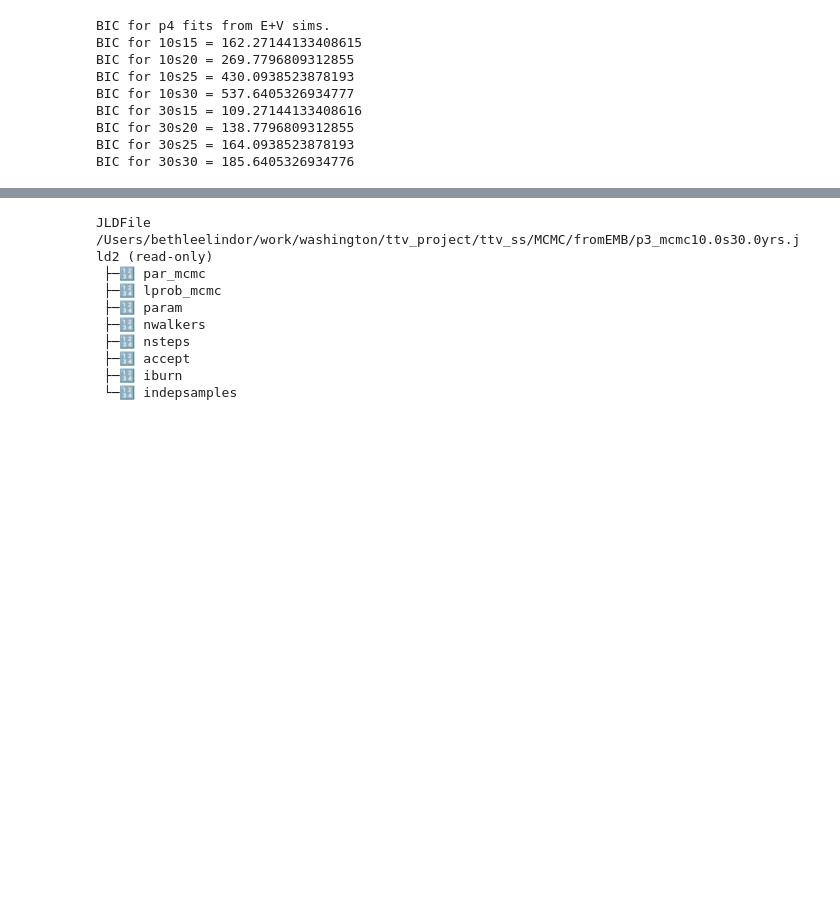
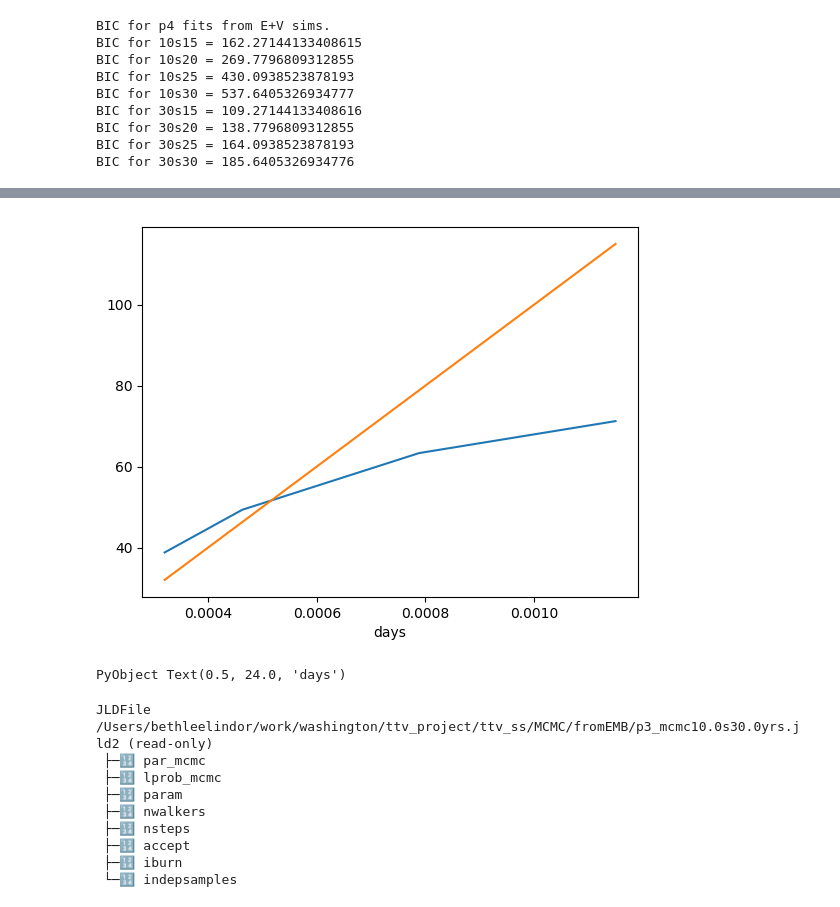
Before and after one commit to bmlindor/ttv_ss, a Jupyter notebook: runs.ipynb, the cells around one changed output, grey strips where cells are left out. Saved outputs shown, nothing was run; the diff lists cells and outputs as text; code cells hidden in the pictures; blank space fills up the shorter version.

```diff
--- a/runs.ipynb
+++ b/runs.ipynb
@@ -334,3 +375,10 @@ EV_vals(30.0,30.0,"p4",4)
+# %%
+plot(totalsig,M03[:,2])
+plot(totalsig,totalsig.*10^5)
+xlabel("days")
+# %% [output]
+[figure, added]
+PyObject Text(0.5, 24.0, 'days')
 # %%
 # p_11=jldopen("FITS/p3_fit10.0s10.0yrs.jld2");p_mc11 = jldopen("MCMC/p3_mcmc10.0s10.0yrs.jld2");
 p_115=jldopen("FITS/fromEMB/p3_fit10.0s15.0yrs.jld2","r");
```
Also changed, not shown: parts of 31 cells of this notebook, 53 other files.
